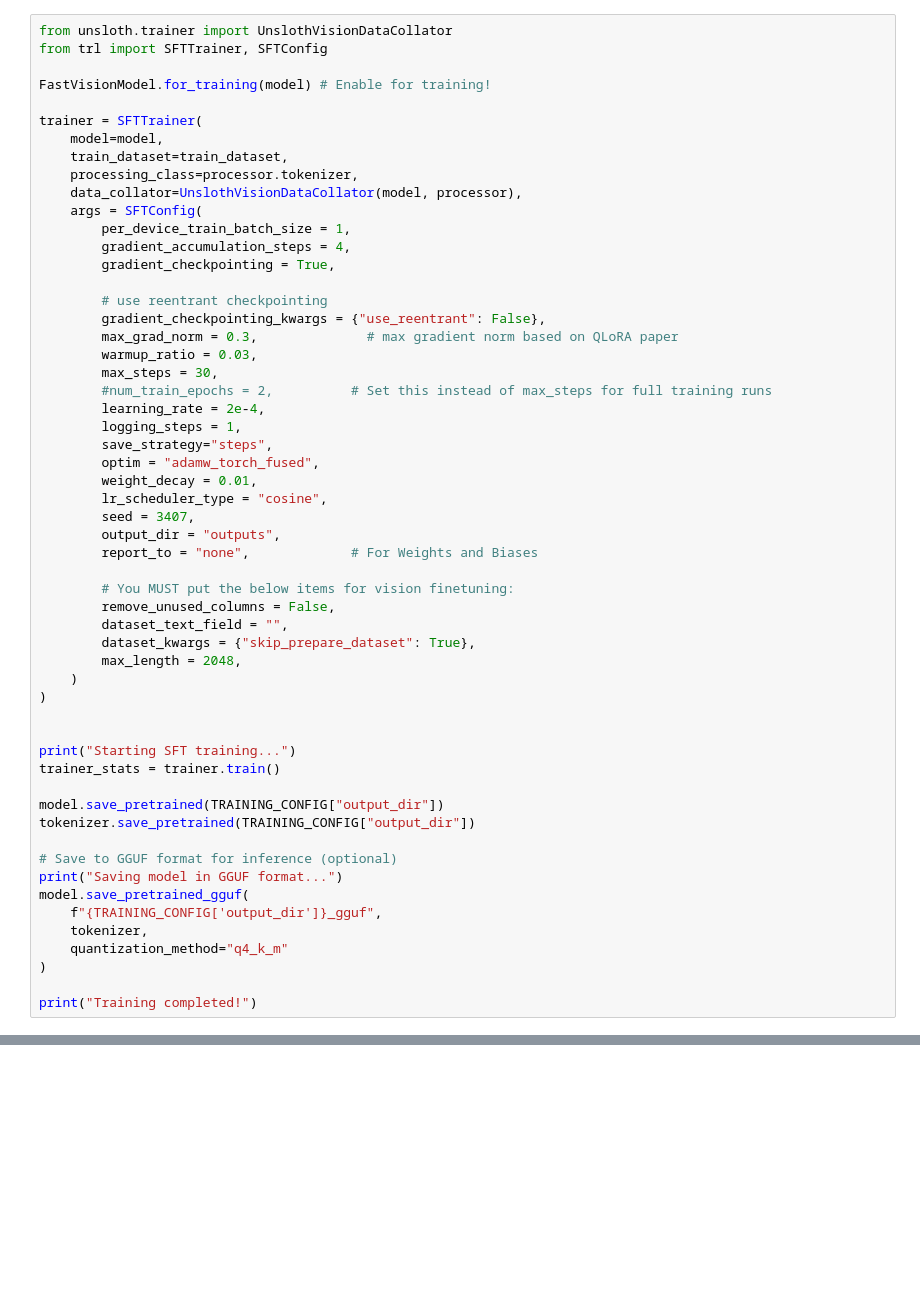
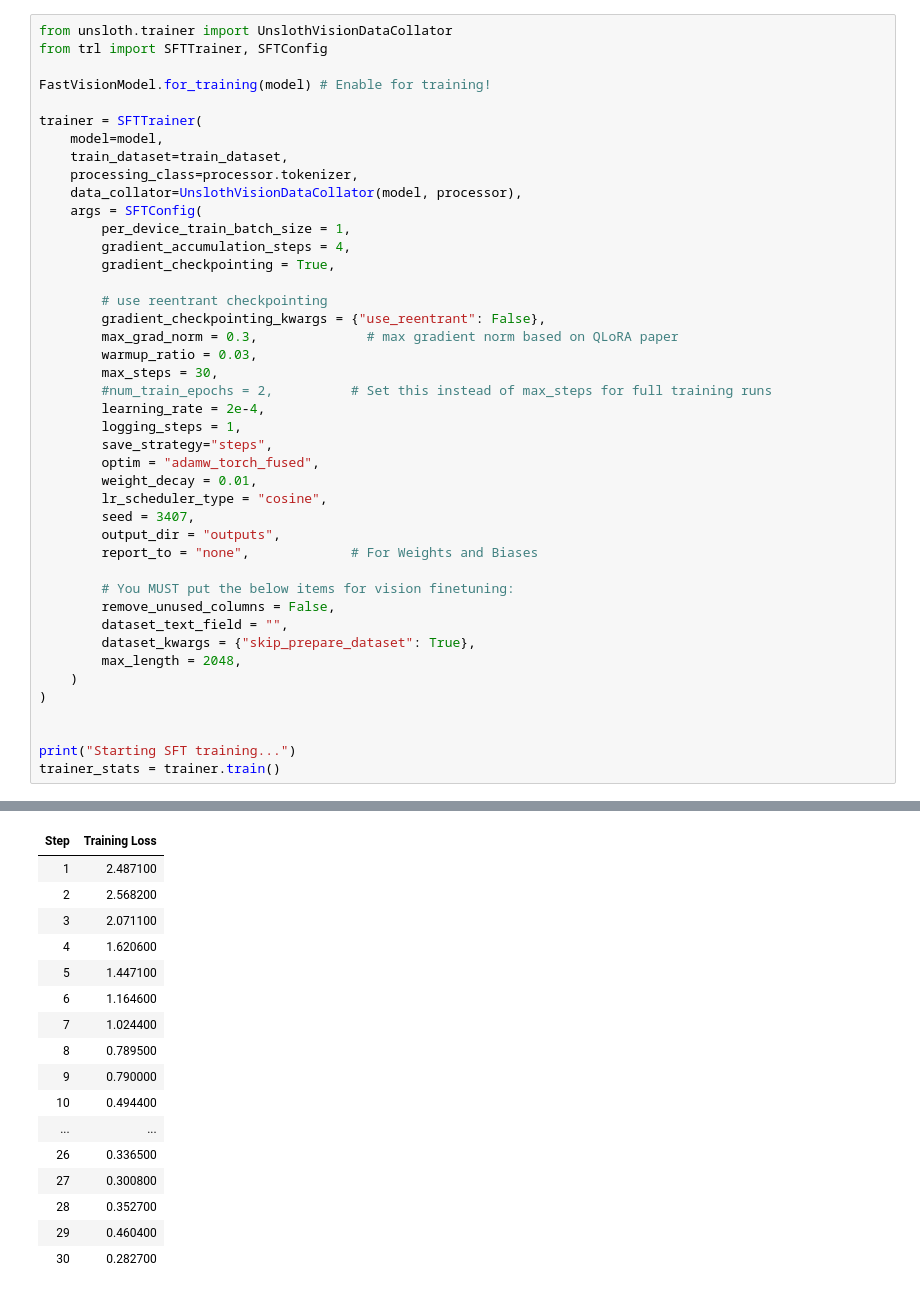
Before and after one commit to SerdarHelli/TuneCraft, a Jupyter notebook: train.ipynb, the cells around one changed output, grey strips where cells are left out. Drawn from its saved outputs; the diff is of its cells as text; blank space fills up the shorter version.

```diff
--- a/train.ipynb
+++ b/train.ipynb
@@ -263,18 +383,5 @@ trainer = SFTTrainer(
 
 print("Starting SFT training...")
 trainer_stats = trainer.train()
-
-model.save_pretrained(TRAINING_CONFIG["output_dir"])
-tokenizer.save_pretrained(TRAINING_CONFIG["output_dir"])
-
-# Save to GGUF format for inference (optional)
-print("Saving model in GGUF format...")
-model.save_pretrained_gguf(
-    f"{TRAINING_CONFIG['output_dir']}_gguf",
-    tokenizer,
-    quantization_method="q4_k_m"
-)
-
-print("Training completed!")
 # %% [output]
 Loading dataset from /home/QA_json/train_vqa_data.json
@@ -281 +396,18 @@ Loading dataset from /home/QA_json/train_vqa_data.json
+| Step | Training Loss |
+| 1 | 2.487100 |
+| 2 | 2.568200 |
+| 3 | 2.071100 |
+| 4 | 1.620600 |
+| 5 | 1.447100 |
+| 6 | 1.164600 |
+| 7 | 1.024400 |
+| 8 | 0.789500 |
+| 9 | 0.790000 |
+| 10 | 0.494400 |
+| ... | ... |
+| 26 | 0.336500 |
+| 27 | 0.300800 |
+| 28 | 0.352700 |
+| 29 | 0.460400 |
+| 30 | 0.282700 |
 # %%
```
Also changed, not shown: parts of 12 cells of this notebook, 8 other files.
